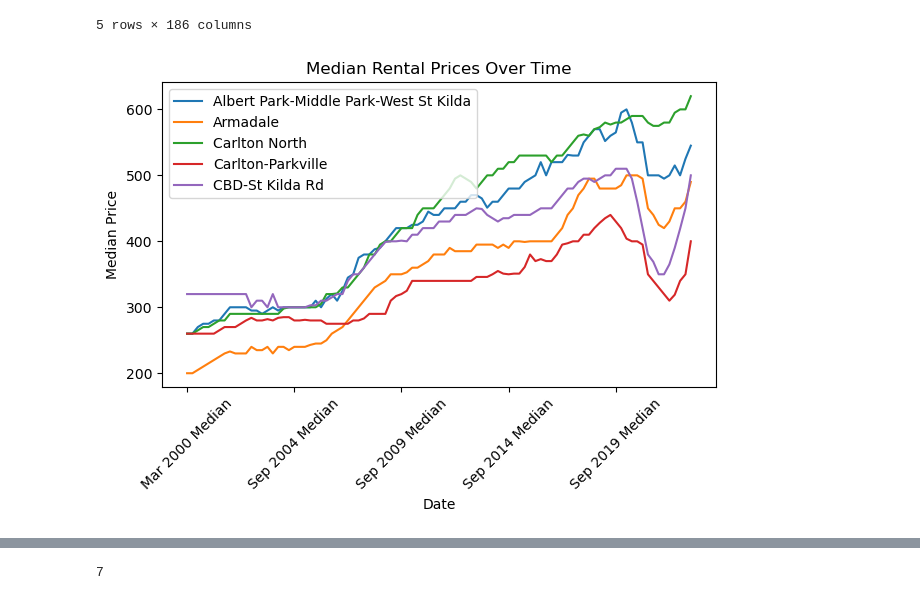
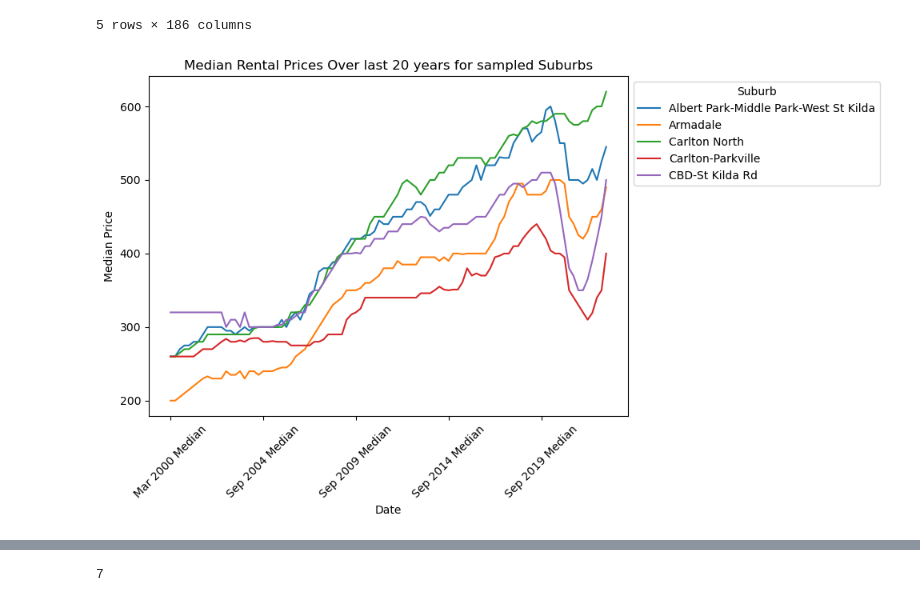
Before and after one commit to vanessagraciia/Real-Estate-Industry-Project, a Jupyter notebook: notebooks/Predicted Growth.ipynb, the cells around one changed output, grey strips where cells are left out. Drawn from its saved outputs; the diff is of its cells as text; code cells hidden in the pictures.

```diff
--- a/notebooks/Predicted Growth.ipynb
+++ b/notebooks/Predicted Growth.ipynb
@@ -87,21 +82,26 @@ data.head()
 # %%
 import matplotlib.pyplot as plt
 
 # Selecting a few suburbs for visualization
 suburbs_to_plot = ['Albert Park-Middle Park-West St Kilda', 'Armadale', 'Carlton North', 'Carlton-Parkville', 'CBD-St Kilda Rd']
 
 # Extracting the 'Median' columns
 median_columns = [col for col in data.columns if 'Median' in col]
 
+# Prepare a figure
+plt.figure(figsize=(10, 6))
+
+
 for suburb in suburbs_to_plot:
     data.loc[suburb, median_columns].plot(label=suburb)
 
-plt.legend()
-plt.title("Median Rental Prices Over Time")
+
+plt.legend(loc='upper left', bbox_to_anchor=(1,1), title='Suburb')
+plt.title("Median Rental Prices Over last 20 years for sampled Suburbs")
 plt.xlabel("Date")
 plt.ylabel("Median Price")
 plt.xticks(rotation=45)
 plt.tight_layout()
 plt.show()
 # %% [output]
-[figure, old version]
+[figure, new version]
```
Also changed, not shown: parts of 11 cells of this notebook.
